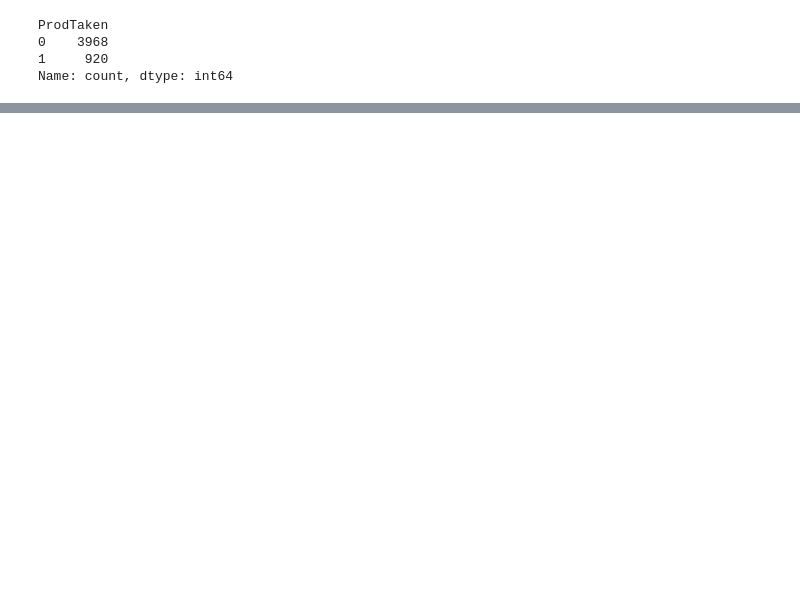
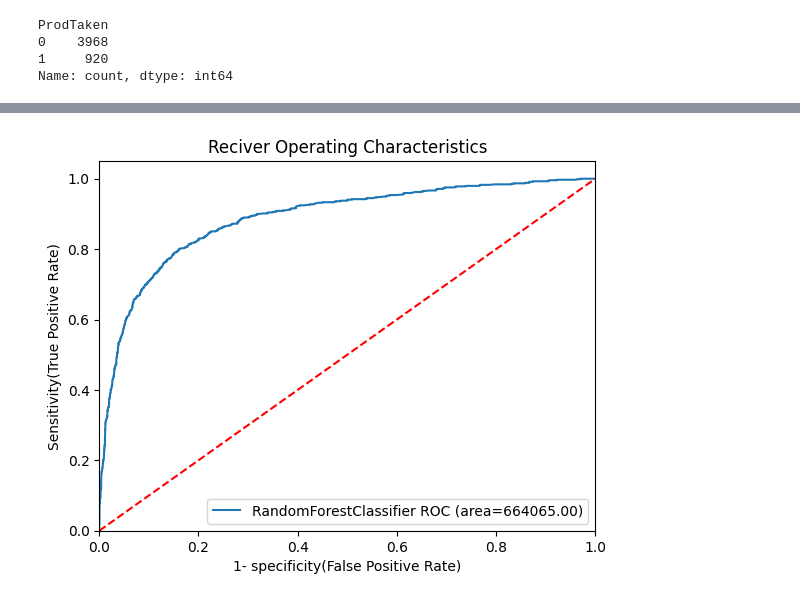
Before and after one commit to yashshahi/Machine_learn, a Jupyter notebook: Random Forest/randForest.ipynb, the cells around one changed output, grey strips where cells are left out. Cells and saved outputs as stored; diff of their text form; code cells hidden in the pictures; blank space fills up the shorter version.

Commit message:
ModelTraining,Hyperparamete tunning,Roc-auc curve

```diff
--- a/Random Forest/randForest.ipynb
+++ b/Random Forest/randForest.ipynb
@@ -231,4 +234,4 @@ Name: count, dtype: int64
 # %%
 #train test split
 from sklearn.model_selection import train_test_split
-X_train,X_test,y_train,y_test=train_test_split(X,y,train_size=0.30,random_state=10)
+X_train,X_test,y_train,y_test=train_test_split(X,y,train_size=0.27,random_state=46)
@@ -234,0 +273,3 @@ X_train,X_test,y_train,y_test=train_test_split(X,y,train_size=0.30,random_state=
+# %%
+X_train = preprocessor.fit_transform(X_train)
+X_test=preprocessor.transform(X_test)
@@ -234,0 +372,15 @@ X_train,X_test,y_train,y_test=train_test_split(X,y,train_size=0.30,random_state=
+# %%
+from sklearn.model_selection import RandomizedSearchCV
+
+model_param ={}
+
+for name,model,params in randomcv_models:
+    random = RandomizedSearchCV(estimator=model,param_distributions=params,
+                                n_iter=100,
+                                cv=2,verbose=2,n_jobs=-1)
+    random.fit(X_train,y_train)
+    model_param[name]=random.best_params_
+
+for model_name in model_param:
+    print(f'------------------Best Params for {model_name}----------------')
+    print(model_param[model_name])
@@ -234,0 +470,41 @@ X_train,X_test,y_train,y_test=train_test_split(X,y,train_size=0.30,random_state=
+# %%
+#plot ROC Auc Score
+
+from sklearn.metrics import roc_auc_score,roc_curve
+plt.Figure()
+
+#add the models to the list that you want to view on the ROC plot
+
+auc_models = [
+    {
+        'label':"RandomForestClassifier",
+        'model': RandomForestClassifier(n_estimators=200,min_samples_split=2,max_features=5,
+                                       max_depth=15),
+        'auc':664065
+    },
+]
+#create loop through all model
+
+for algo in auc_models:
+    model = algo['model']#select the model
+    model.fit(X_train,y_train) #train the models
+
+#compute false positive rate and true positive rate
+    fpr,tpr,thresholds=roc_curve(y_test,model.predict_proba(X_test)[:,1])
+
+#calculate area under the curve to display on the plot
+    plt.plot(fpr,tpr,label='%s ROC (area=%0.2f)'%(algo['label'],algo['auc']))#instead of algo[auc],use auc_score for dynamic
+
+#custom setting for the plot
+
+plt.plot([0,1],[0,1],'r--')
+plt.xlim([0.0,1.0])
+plt.ylim([0.0,1.05])
+plt.xlabel('1- specificity(False Positive Rate)')
+plt.ylabel('Sensitivity(True Positive Rate)')
+plt.title('Reciver Operating Characteristics')
+plt.legend(loc='lower right')
+plt.savefig("auc.png")
+plt.show()
+# %% [output]
+[figure, added]
```
Also changed, not shown: parts of 14 cells of this notebook, 1 other file.
